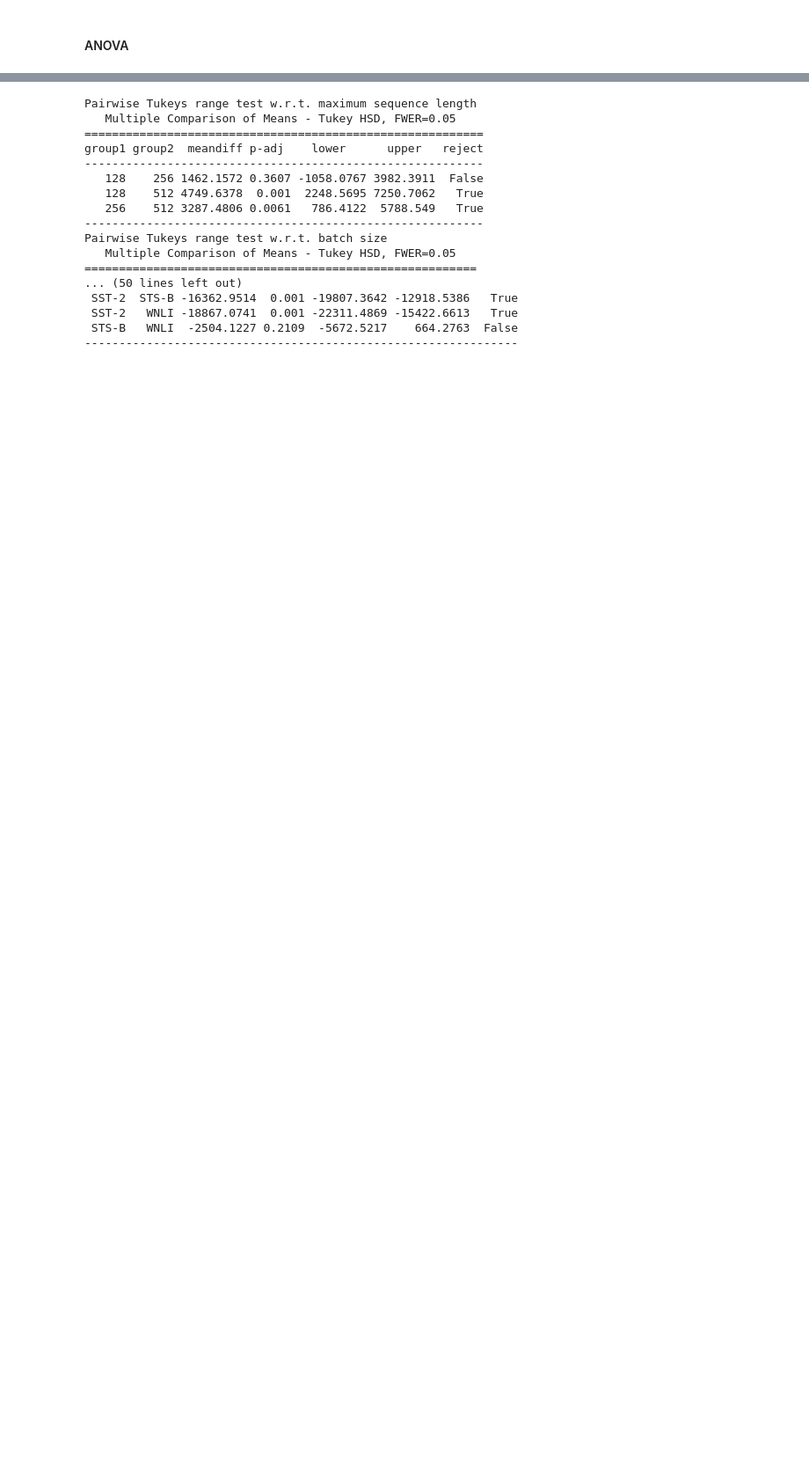
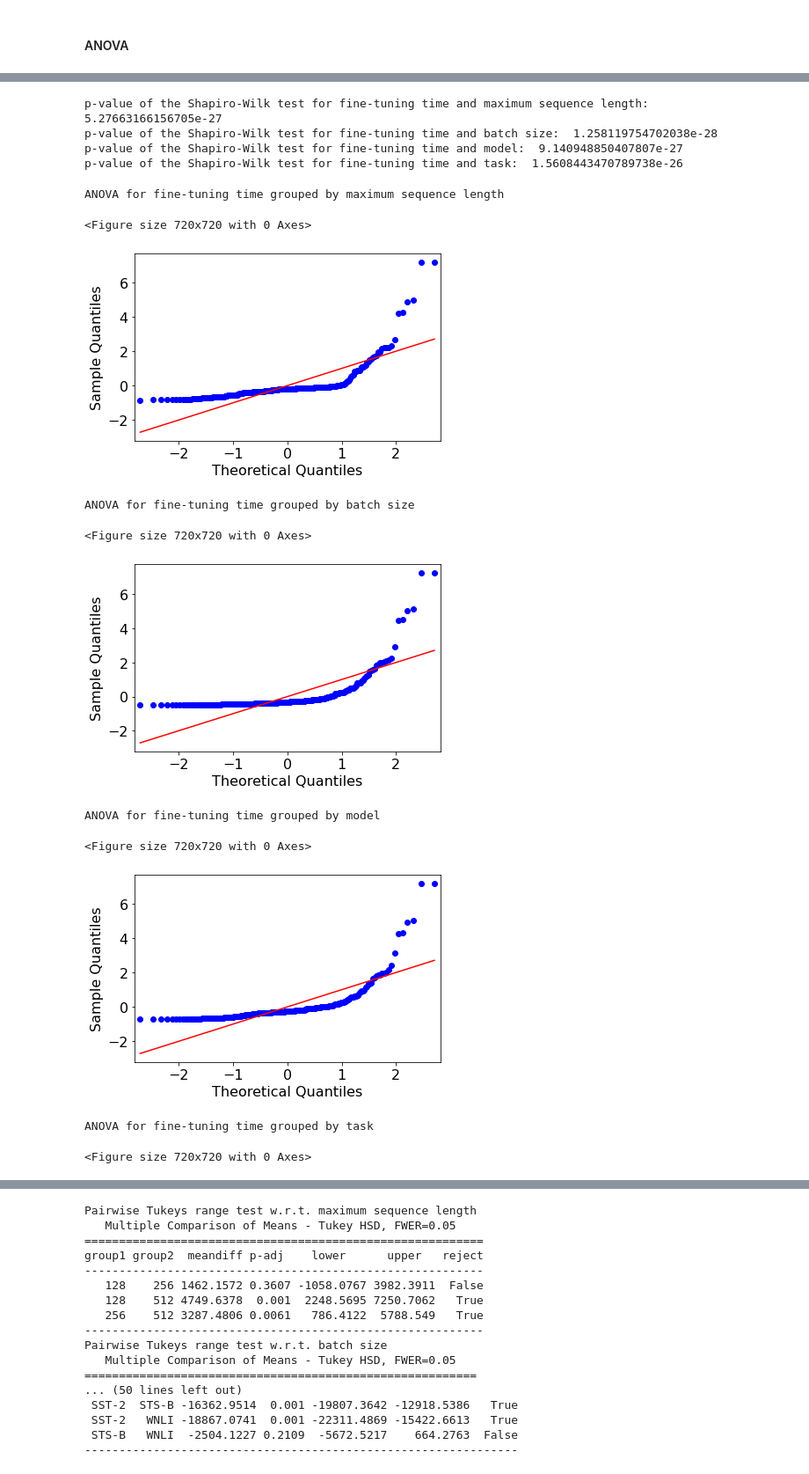
Before and after one commit to annakorotkova/Exploration-of-fine-tuning-and-inferencetime-of-large-pre-trained-languagemodels-in-NLP, a Jupyter notebook: Analysis finetuning time.ipynb, the cells around one changed output, grey strips where cells are left out. Shown at 88% size. Drawn from its saved outputs; the diff is of its cells as text; code cells hidden in the pictures; blank space fills up the shorter version.

```diff
--- a/Analysis finetuning time.ipynb
+++ b/Analysis finetuning time.ipynb
@@ -654,8 +659,13 @@ mod_type = ols('finetuning_time ~ model_name_or_path', data=data3).fit()
 mod_task = ols('finetuning_time ~ task_name', data=data3).fit()
 
 models = [mod_len, mod_bs, mod_type, mod_task]
+model_names = ['maximum sequence length', 'batch size', 'model', 'task']
 
+counter = 0
 for m in models:
+    print('ANOVA for fine-tuning time grouped by {}'.format(model_names[counter]))
     aov_table = sm.stats.anova_lm(m, typ=2)
     print(aov_table)
+    print('\n')
+    counter += 1
 # %% [output]
@@ -683,0 +701,44 @@ See the caveats in the documentation: https://pandas.pydata.org/pandas-docs/stab
+# %%
+# Shapiro-Wilk test: check normal distribution of residuals; H0: data is drawn from normal distribution
+
+counter = 0
+for m in models:
+    w, pvalue = stats.shapiro(m.resid)
+    print('p-value of the Shapiro-Wilk test for fine-tuning time and {}: '.format(model_names[counter]) , pvalue)
+    counter += 1
+
+# As the P-values are significant, we reject null hypothesis and conclude that data is not drawn from normal distribution
+# %% [output]
+p-value of the Shapiro-Wilk test for fine-tuning time and maximum sequence length:  5.27663166156705e-27
+p-value of the Shapiro-Wilk test for fine-tuning time and batch size:  1.258119754702038e-28
+p-value of the Shapiro-Wilk test for fine-tuning time and model:  9.140948850407807e-27
+p-value of the Shapiro-Wilk test for fine-tuning time and task:  1.5608443470789738e-26
+# %%
+# Q-Q plot for ANOVAs to check normality assumption
+counter = 0
+for m in models:
+    res = m.resid
+    plt.figure(figsize = (10, 10))
+    fig = sm.qqplot(res, line='s', fit = True)
+    plt.xlabel('Theoretical Quantiles', fontsize = 16)
+    plt.ylabel('Sample Quantiles', fontsize = 16)
+    plt.tight_layout()
+    print('ANOVA for fine-tuning time grouped by {}'.format(model_names[counter]))
+    plt.show()
+    fig.savefig('finetuning_time_qqplot_anova_{}.png'.format(model_names[counter]))
+    counter += 1
+    print('\n')
+
+# The data seems not to be samples from a normal distribution
+# %% [output]
+ANOVA for fine-tuning time grouped by maximum sequence length
+<Figure size 720x720 with 0 Axes>
+[figure, added]
+ANOVA for fine-tuning time grouped by batch size
+<Figure size 720x720 with 0 Axes>
+[figure, added]
+ANOVA for fine-tuning time grouped by model
+<Figure size 720x720 with 0 Axes>
+[figure, added]
+ANOVA for fine-tuning time grouped by task
+<Figure size 720x720 with 0 Axes>
```
Also changed, not shown: parts of 16 cells of this notebook, 1 other file.
